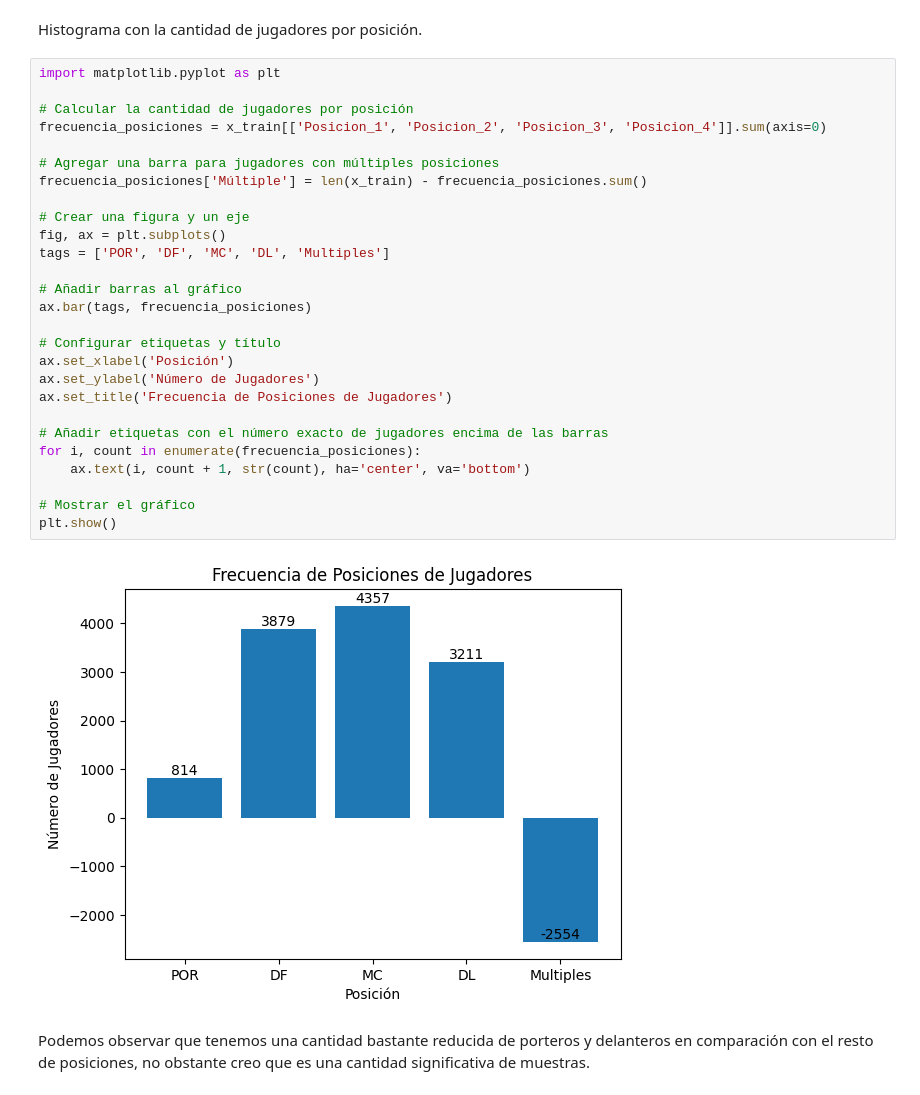
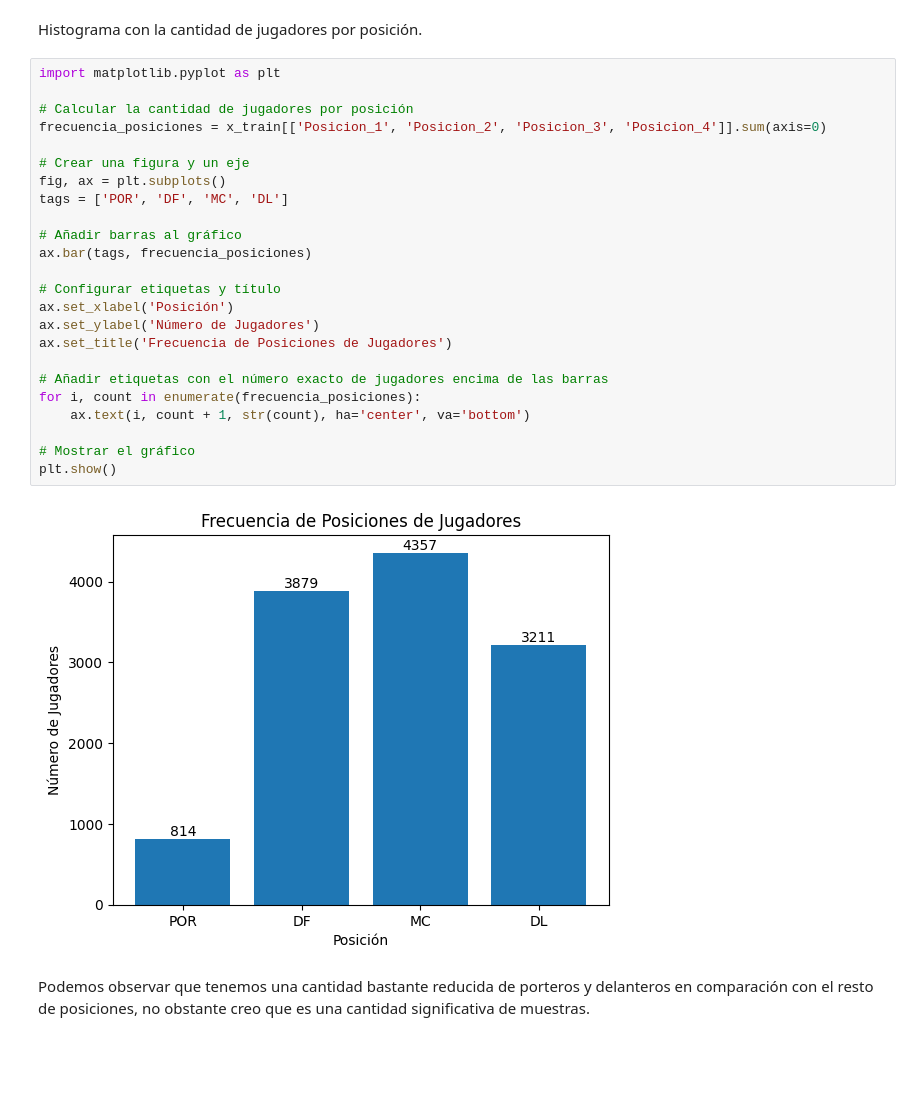
Before and after one commit to JMMelcrack/Predictive-models-applied-to-the-analysis-of-professional-footballers-wages, a Jupyter notebook: FeatureSelection.ipynb, the cells around one changed output. Cells and saved outputs as stored; diff of their text form; blank space fills up the shorter version.

```diff
--- a/FeatureSelection.ipynb
+++ b/FeatureSelection.ipynb
@@ -143,32 +143,29 @@ Histograma con la cantidad de jugadores por posición.
 # %%
 import matplotlib.pyplot as plt
 
 # Calcular la cantidad de jugadores por posición
 frecuencia_posiciones = x_train[['Posicion_1', 'Posicion_2', 'Posicion_3', 'Posicion_4']].sum(axis=0)
 
-# Agregar una barra para jugadores con múltiples posiciones
-frecuencia_posiciones['Múltiple'] = len(x_train) - frecuencia_posiciones.sum()
-
 # Crear una figura y un eje
 fig, ax = plt.subplots()
-tags = ['POR', 'DF', 'MC', 'DL', 'Multiples']
+tags = ['POR', 'DF', 'MC', 'DL']
 
 # Añadir barras al gráfico
 ax.bar(tags, frecuencia_posiciones)
 
 # Configurar etiquetas y título
 ax.set_xlabel('Posición')
 ax.set_ylabel('Número de Jugadores')
 ax.set_title('Frecuencia de Posiciones de Jugadores')
 
 # Añadir etiquetas con el número exacto de jugadores encima de las barras
 for i, count in enumerate(frecuencia_posiciones):
     ax.text(i, count + 1, str(count), ha='center', va='bottom')
 
 # Mostrar el gráfico
 plt.show()
 # %% [output]
-[figure, old version]
+[figure, new version]
 # %% [markdown]
 Podemos observar que tenemos una cantidad bastante reducida de porteros y delanteros en comparación con el resto de posiciones, no obstante creo que es una cantidad significativa de muestras.
 # %% [markdown]
```
Also changed, not shown: parts of 14 cells of this notebook.
